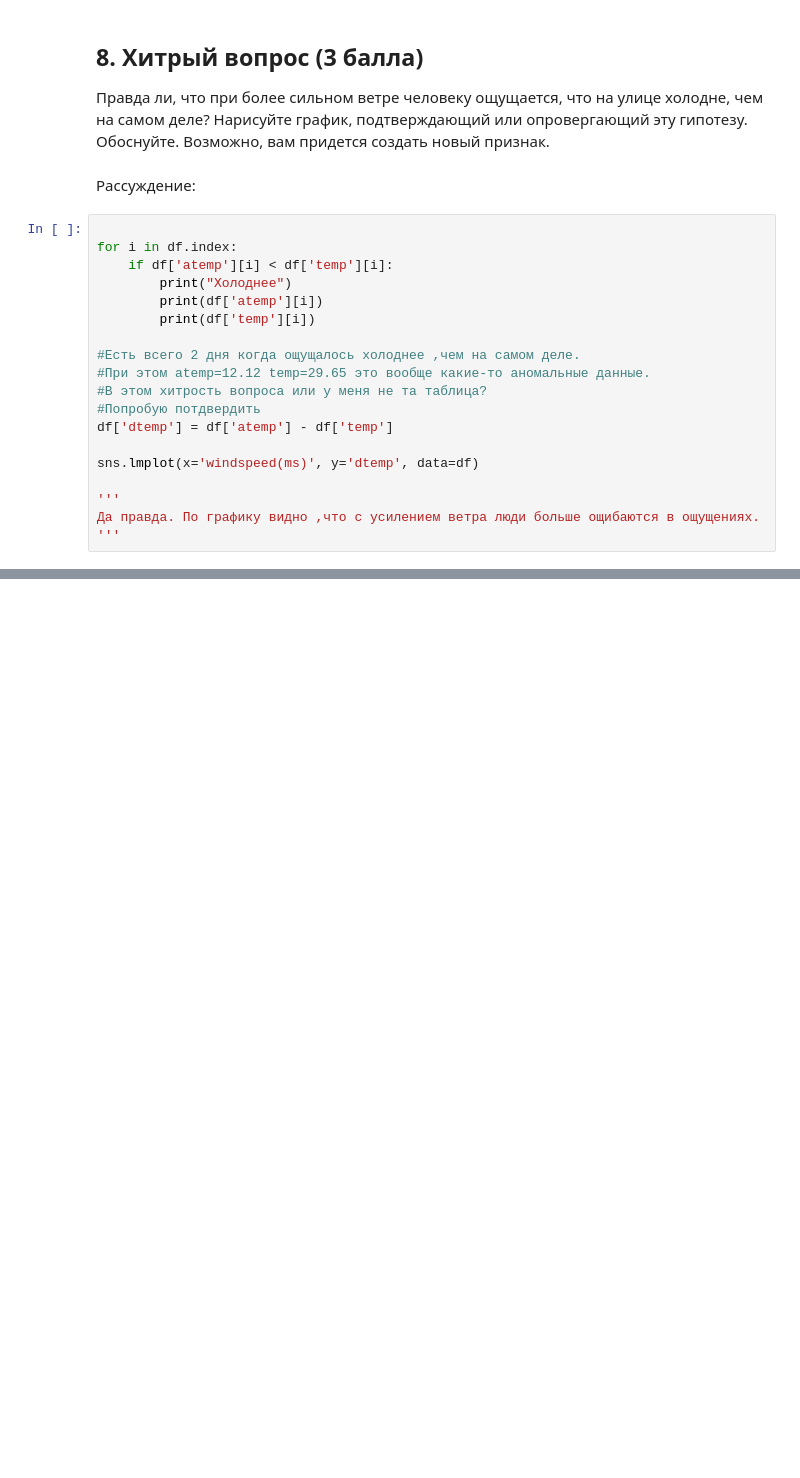
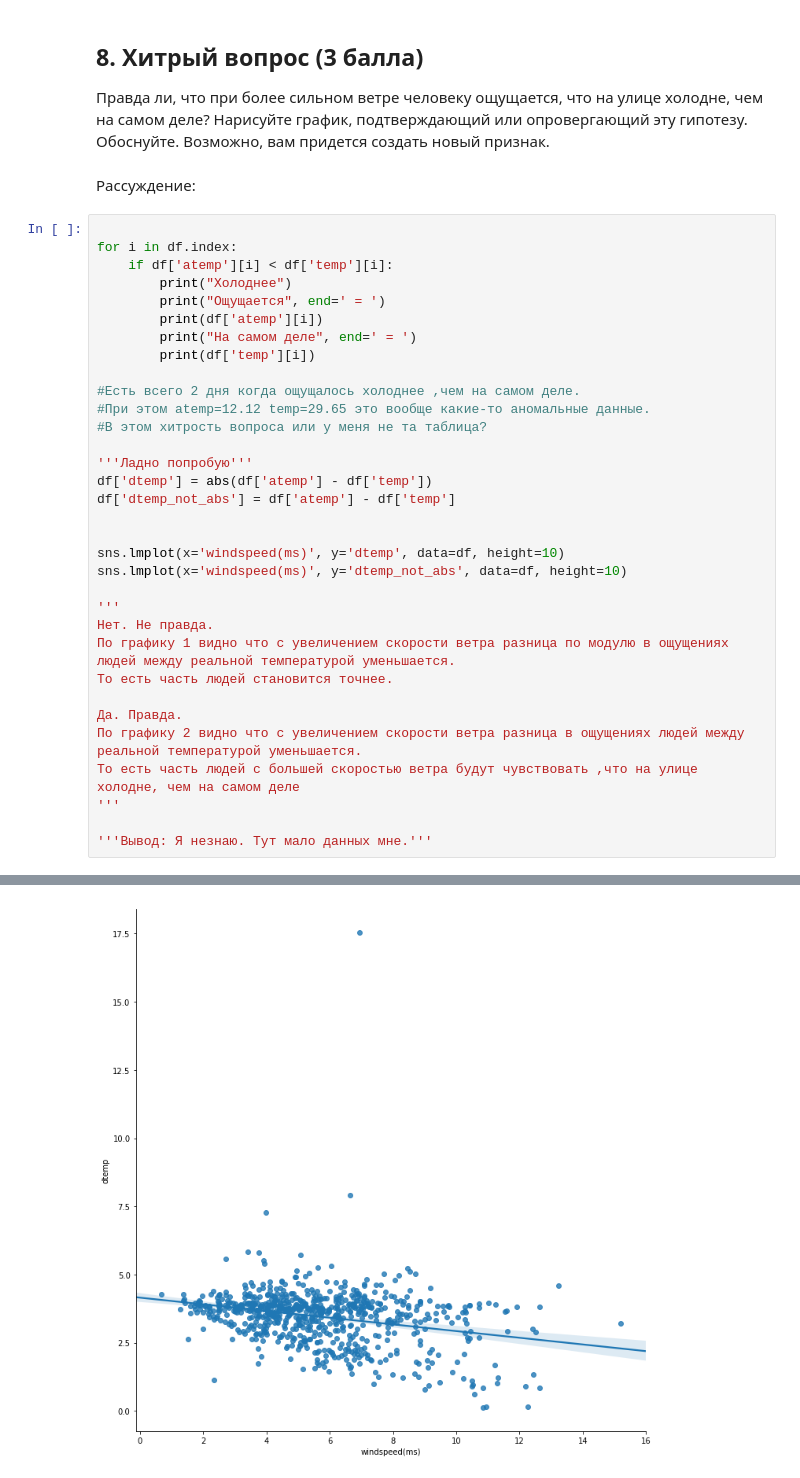
Before and after one commit to Agotsulov/ML-7bits, a Jupyter notebook: week3_homework_03-01-visualisation-homework.ipynb, the cells around one changed output, grey strips where cells are left out. Drawn from its saved outputs; the diff is of its cells as text; blank space fills up the shorter version.

```diff
--- a/week3_homework_03-01-visualisation-homework.ipynb
+++ b/week3_homework_03-01-visualisation-homework.ipynb
@@ -301,19 +300,33 @@ sns.barplot(data=df, x='mnth', y='windspeed(ms)', ax=ax[5])
 for i in df.index:
     if df['atemp'][i] < df['temp'][i]:
         print("Холоднее")
+        print("Ощущается", end=' = ')
         print(df['atemp'][i])
+        print("На самом деле", end=' = ')
         print(df['temp'][i])
 
 #Есть всего 2 дня когда ощущалось холоднее ,чем на самом деле.
 #При этом atemp=12.12 temp=29.65 это вообще какие-то аномальные данные.
 #В этом хитрость вопроса или у меня не та таблица?
-#Попробую потдвердить
-df['dtemp'] = df['atemp'] - df['temp']
 
-sns.lmplot(x='windspeed(ms)', y='dtemp', data=df)
+'''Ладно попробую'''
+df['dtemp'] = abs(df['atemp'] - df['temp'])
+df['dtemp_not_abs'] = df['atemp'] - df['temp']
+
+
+sns.lmplot(x='windspeed(ms)', y='dtemp', data=df, height=10)
+sns.lmplot(x='windspeed(ms)', y='dtemp_not_abs', data=df, height=10)
 
 '''
-Да правда. По графику видно ,что с усилением ветра люди больше ощибаются в ощущениях.
+Нет. Не правда.
+По графику 1 видно что с увеличением скорости ветра разница по модулю в ощущениях людей между реальной температурой уменьшается.
+То есть часть людей становится точнее.
+
+Да. Правда.
+По графику 2 видно что с увеличением скорости ветра разница в ощущениях людей между реальной температурой уменьшается.
+То есть часть людей с большей скоростью ветра будут чувствовать ,что на улице холодне, чем на самом деле
 '''
+
+'''Вывод: Я незнаю. Тут мало данных мне.'''
 # %% [output]
 Холоднее
@@ -324,0 +339 @@ sns.lmplot(x='windspeed(ms)', y='dtemp', data=df)
+[figure, added]
```
Also changed, not shown: parts of 5 cells of this notebook.
